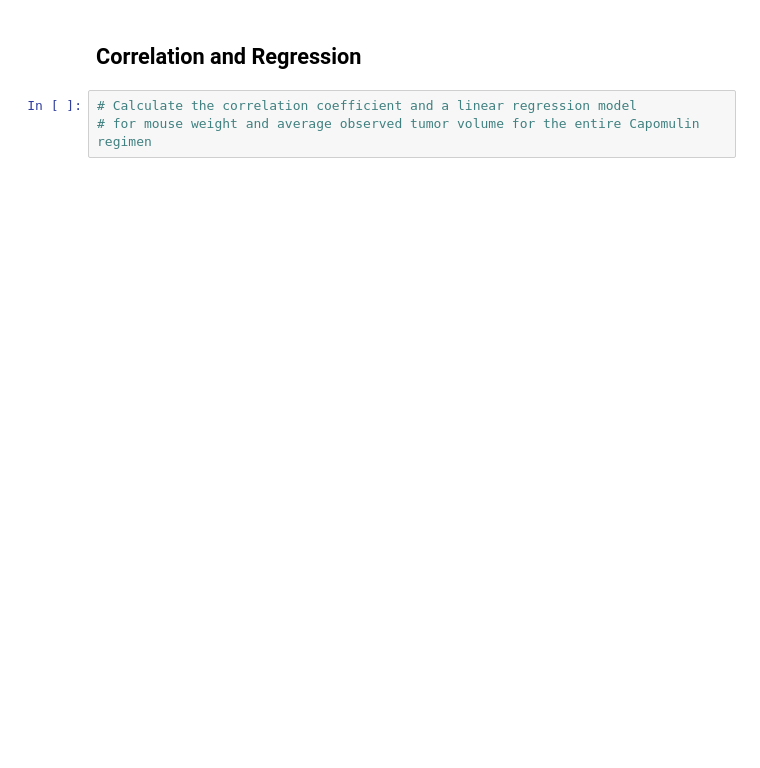
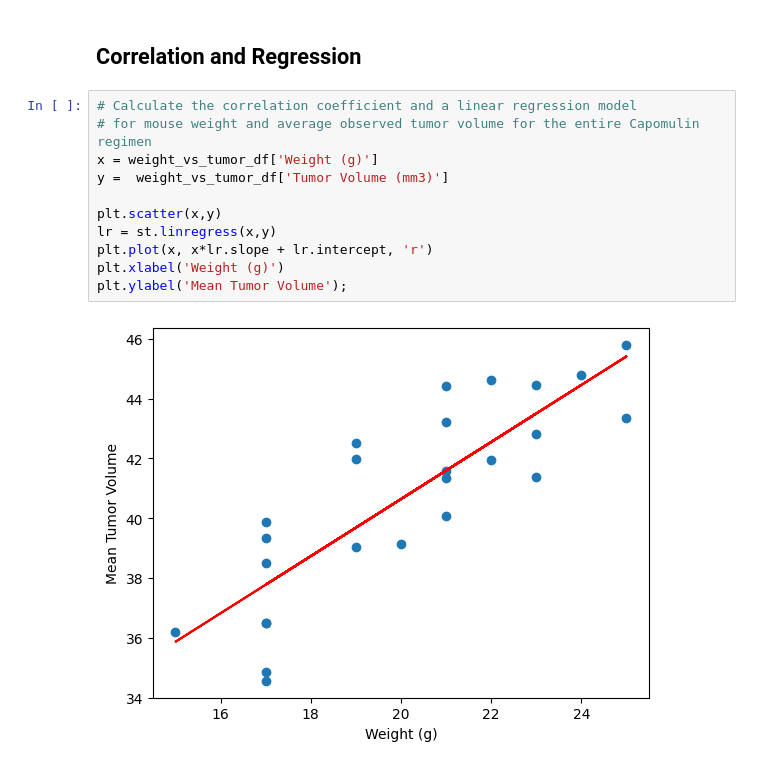
Before and after one commit to Damiomo/Drug-Analysis, a Jupyter notebook: pymaceuticals_starter.ipynb, the cells around one changed output. Saved outputs shown, nothing was run; the diff lists cells and outputs as text; blank space fills up the shorter version.

```diff
--- a/pymaceuticals_starter.ipynb
+++ b/pymaceuticals_starter.ipynb
@@ -220,3 +224,13 @@ df[df['Mouse ID']=='r554'].plot('Timepoint', 'Tumor Volume (mm3)', grid=True, ti
 # %%
 # Calculate the correlation coefficient and a linear regression model
 # for mouse weight and average observed tumor volume for the entire Capomulin regimen
+x = weight_vs_tumor_df['Weight (g)']
+y =  weight_vs_tumor_df['Tumor Volume (mm3)']
+
+plt.scatter(x,y)
+lr = st.linregress(x,y)
+plt.plot(x, x*lr.slope + lr.intercept, 'r')
+plt.xlabel('Weight (g)')
+plt.ylabel('Mean Tumor Volume');
+# %% [output]
+[figure, added]
```
Also changed, not shown: parts of 1 cell of this notebook, 2 other files.
